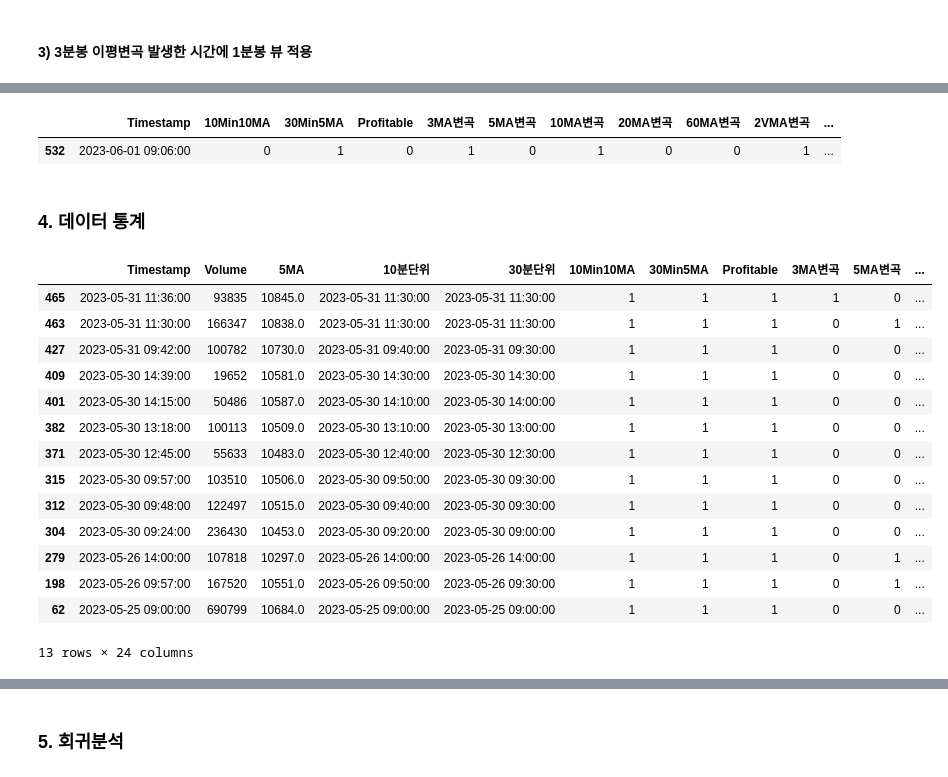
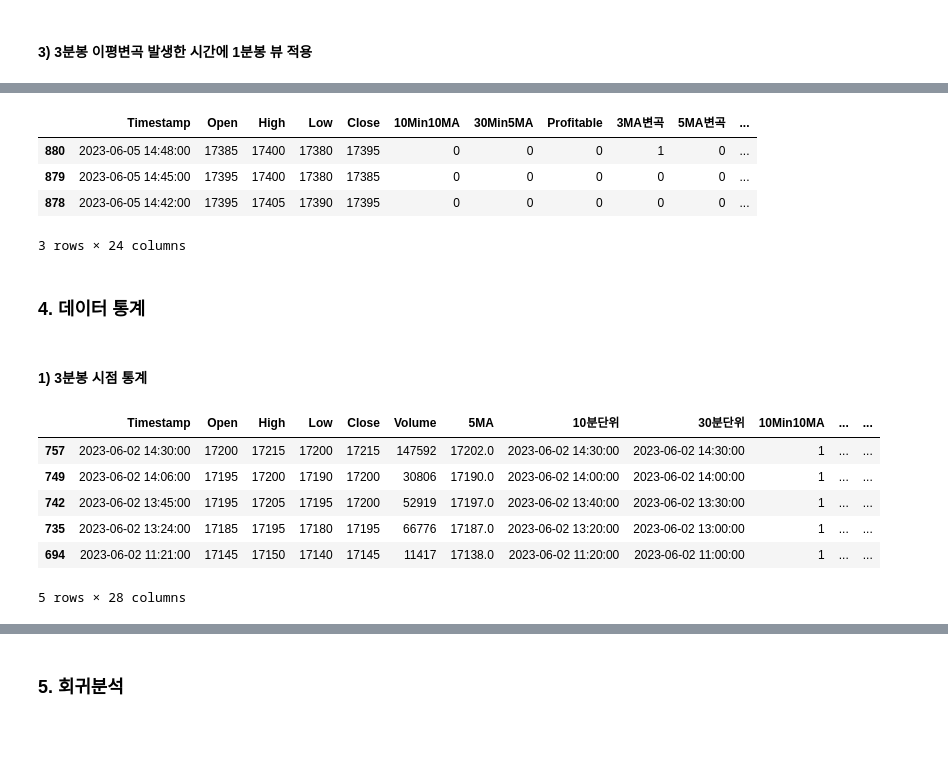
Before and after one commit to dongzooo/Quant-with-py, a Jupyter notebook: 캔들데이터 분석/3분봉5이평_변곡_통계분석.ipynb, the cells around one changed output, grey strips where cells are left out. Drawn from its saved outputs; the diff is of its cells as text; code cells hidden in the pictures; blank space fills up the shorter version.

```diff
--- a/캔들데이터 분석/3분봉5이평_변곡_통계분석.ipynb
+++ b/캔들데이터 분석/3분봉5이평_변곡_통계분석.ipynb
@@ -402,4 +99,0 @@ for i, df in zip(range(4),resultDict):
-# %%
-# resultList = [kodexLeverage,kodex200Inverse2x,kodex150Leverage,kodex150Inverse]
-for i in range(4):
-  print(resultDict[i])
@@ -424,27 +99,0 @@ for i in range(4):
-# %%
-#14시50분 이후 데이터는 날리는 작업은 이평성 생성후 한다
-target_time = pd.to_datetime("14:50:00", format="%H:%M:%S").strftime('%H:%M:%S')
-
-df1Min = pd.read_csv("/content/ytd1MinData3.csv")
-df1Min = df1Min.drop(df1Min.columns[0], axis=1)
-df1Min.columns = ['Timestamp', 'Open', 'High', 'Low', 'Close','Volume']
-df1Min['Timestamp'] = pd.to_datetime(df1Min['Timestamp'], format="%y-%m-%d %H:%M:%S")
-df1Min = df1Min.drop_duplicates().sort_values('Timestamp').reset_index(drop=True)
-
-df3Min = pd.read_csv("/content/ytd3MinData3.csv")
-df3Min = df3Min.drop(df3Min.columns[0], axis=1)
-df3Min.columns = ['Timestamp', 'Open', 'High', 'Low', 'Close','Volume']
-df3Min['Timestamp'] = pd.to_datetime(df3Min['Timestamp'], format="%y-%m-%d %H:%M:%S")
-df3Min = df3Min.drop_duplicates().sort_values('Timestamp').reset_index(drop=True)
-
-df10Min = pd.read_csv("/content/ytd10MinData3.csv")
-df10Min = df10Min.drop(df10Min.columns[0], axis=1)
-df10Min.columns = ['Timestamp', 'Open', 'High', 'Low', 'Close','Volume']
-df10Min['Timestamp'] = pd.to_datetime(df10Min['Timestamp'], format="%y-%m-%d %H:%M:%S")
-df10Min = df10Min.drop_duplicates().sort_values('Timestamp').reset_index(drop=True)
-
-df30Min = pd.read_csv("/content/ytd30MinData3.csv")
-df30Min = df30Min.drop(df30Min.columns[0], axis=1)
-df30Min.columns = ['Timestamp', 'Open', 'High', 'Low', 'Close','Volume']
-df30Min['Timestamp'] = pd.to_datetime(df30Min['Timestamp'], format="%y-%m-%d %H:%M:%S")
-df30Min = df30Min.drop_duplicates().sort_values('Timestamp').reset_index(drop=True)
@@ -541,6 +163,11 @@ df1Min['5MA'] = df1Min['Close'].rolling(window=5).mean()
 df1Min['10MA'] = df1Min['Close'].rolling(window=10).mean()
 df1Min['20MA'] = df1Min['Close'].rolling(window=20).mean()
 df1Min['60MA'] = df1Min['Close'].rolling(window=60).mean()
+
+#1분봉 이동평균선 계산
+df1Min['5&10이격'] = ((df1Min['5MA'] - df1Min['10MA']) / df1Min['10MA']) * 100
+df1Min['전봉5&10이격'] = df1Min['5&10이격'].shift(1)
+df1Min['전봉5&10이격'].fillna(0, inplace=True)
 
 #우상향여부
 df1Min['3MA우상향'] = df1Min['3MA'].pct_change()
@@ -567,4 +194,3 @@ df1Min['VolumeChange'] = df1Min['Volume'].pct_change()
 
 #데이터프레임 datetime으로 변경
 df1Min['Timestamp'] = pd.to_datetime(df1Min['Timestamp'], format="%y-%m-%d %H:%M:%S")
-df1Min.head()
@@ -928,7 +445,7 @@ df3Min_Infection['60MA우상향'] = 0
 df3Min_Infection.loc[df3Min_Infection['Timestamp'].isin(df1Min.loc[df1Min['60MA우상향'] > 0, 'Timestamp']), '60MA우상향'] = 1
 
 # #불필요한 데이터 삭제
-df3Min_Infection.drop(labels=['Open','High','Low','Close'],axis=1,inplace=True)
+# df3Min_Infection.drop(labels=['Open','High','Low','Close'],axis=1,inplace=True)
 
 #결측치 제거
 df3Min_Infection.fillna(0, inplace=True)
@@ -937,30 +454,27 @@ df3Min_Infection.fillna(0, inplace=True)
 df3Min_Infection = df3Min_Infection.sort_values(by='Timestamp', ascending=False)
 df3Min_Infection[df3Min_Infection['Timestamp']=="2023-06-01 09:06:00"]
 new_df = df3Min_Infection.drop(['10분단위', '30분단위',"Volume","5MA"], axis=1)
-new_df[new_df['Timestamp']=="2023-06-01 09:06:00"]
+new_df[new_df['Timestamp']>="2023-06-01 09:06:00"].head(3)
 # %% [output]
-|  | Timestamp | 10Min10MA | 30Min5MA | Profitable | 3MA변곡 | 5MA변곡 | 10MA변곡 | 20MA변곡 | 60MA변곡 | 2VMA변곡 | ... |
-| 532 | 2023-06-01 09:06:00 | 0 | 1 | 0 | 1 | 0 | 1 | 0 | 0 | 1 | ... |
+|  | Timestamp | Open | High | Low | Close | 10Min10MA | 30Min5MA | Profitable | 3MA변곡 | 5MA변곡 | ... |
+| 880 | 2023-06-05 14:48:00 | 17385 | 17400 | 17380 | 17395 | 0 | 0 | 0 | 1 | 0 | ... |
+| 879 | 2023-06-05 14:45:00 | 17395 | 17400 | 17380 | 17385 | 0 | 0 | 0 | 0 | 0 | ... |
+| 878 | 2023-06-05 14:42:00 | 17395 | 17405 | 17390 | 17395 | 0 | 0 | 0 | 0 | 0 | ... |
+3 rows × 24 columns
 # %% [markdown]
 ### 4. 데이터 통계
+# %% [markdown]
+#### 1) 3분봉 시점 통계
 # %%
-df3Min_Infection[df3Min_Infection['Profitable'] == 1]
+df3Min_Infection[df3Min_Infection['Profitable'] == 1].head()
 # %% [output]
-|  | Timestamp | Volume | 5MA | 10분단위 | 30분단위 | 10Min10MA | 30Min5MA | Profitable | 3MA변곡 | 5MA변곡 | ... |
-| 465 | 2023-05-31 11:36:00 | 93835 | 10845.0 | 2023-05-31 11:30:00 | 2023-05-31 11:30:00 | 1 | 1 | 1 | 1 | 0 | ... |
-| 463 | 2023-05-31 11:30:00 | 166347 | 10838.0 | 2023-05-31 11:30:00 | 2023-05-31 11:30:00 | 1 | 1 | 1 | 0 | 1 | ... |
-| 427 | 2023-05-31 09:42:00 | 100782 | 10730.0 | 2023-05-31 09:40:00 | 2023-05-31 09:30:00 | 1 | 1 | 1 | 0 | 0 | ... |
-| 409 | 2023-05-30 14:39:00 | 19652 | 10581.0 | 2023-05-30 14:30:00 | 2023-05-30 14:30:00 | 1 | 1 | 1 | 0 | 0 | ... |
-| 401 | 2023-05-30 14:15:00 | 50486 | 10587.0 | 2023-05-30 14:10:00 | 2023-05-30 14:00:00 | 1 | 1 | 1 | 0 | 0 | ... |
-| 382 | 2023-05-30 13:18:00 | 100113 | 10509.0 | 2023-05-30 13:10:00 | 2023-05-30 13:00:00 | 1 | 1 | 1 | 0 | 0 | ... |
-| 371 | 2023-05-30 12:45:00 | 55633 | 10483.0 | 2023-05-30 12:40:00 | 2023-05-30 12:30:00 | 1 | 1 | 1 | 0 | 0 | ... |
-| 315 | 2023-05-30 09:57:00 | 103510 | 10506.0 | 2023-05-30 09:50:00 | 2023-05-30 09:30:00 | 1 | 1 | 1 | 0 | 0 | ... |
-| 312 | 2023-05-30 09:48:00 | 122497 | 10515.0 | 2023-05-30 09:40:00 | 2023-05-30 09:30:00 | 1 | 1 | 1 | 0 | 0 | ... |
-| 304 | 2023-05-30 09:24:00 | 236430 | 10453.0 | 2023-05-30 09:20:00 | 2023-05-30 09:00:00 | 1 | 1 | 1 | 0 | 0 | ... |
-| 279 | 2023-05-26 14:00:00 | 107818 | 10297.0 | 2023-05-26 14:00:00 | 2023-05-26 14:00:00 | 1 | 1 | 1 | 0 | 1 | ... |
-| 198 | 2023-05-26 09:57:00 | 167520 | 10551.0 | 2023-05-26 09:50:00 | 2023-05-26 09:30:00 | 1 | 1 | 1 | 0 | 1 | ... |
-| 62 | 2023-05-25 09:00:00 | 690799 | 10684.0 | 2023-05-25 09:00:00 | 2023-05-25 09:00:00 | 1 | 1 | 1 | 0 | 0 | ... |
+|  | Timestamp | Open | High | Low | Close | Volume | 5MA | 10분단위 | 30분단위 | 10Min10MA | ... | ... |
+| 757 | 2023-06-02 14:30:00 | 17200 | 17215 | 17200 | 17215 | 147592 | 17202.0 | 2023-06-02 14:30:00 | 2023-06-02 14:30:00 | 1 | ... | ... |
+| 749 | 2023-06-02 14:06:00 | 17195 | 17200 | 17190 | 17200 | 30806 | 17190.0 | 2023-06-02 14:00:00 | 2023-06-02 14:00:00 | 1 | ... | ... |
+| 742 | 2023-06-02 13:45:00 | 17195 | 17205 | 17195 | 17200 | 52919 | 17197.0 | 2023-06-02 13:40:00 | 2023-06-02 13:30:00 | 1 | ... | ... |
+| 735 | 2023-06-02 13:24:00 | 17185 | 17195 | 17180 | 17195 | 66776 | 17187.0 | 2023-06-02 13:20:00 | 2023-06-02 13:00:00 | 1 | ... | ... |
+| 694 | 2023-06-02 11:21:00 | 17145 | 17150 | 17140 | 17145 | 11417 | 17138.0 | 2023-06-02 11:20:00 | 2023-06-02 11:00:00 | 1 | ... | ... |
-13 rows × 24 columns
+5 rows × 28 columns
 # %%
 # df3Min_Infection.columns
 # 필요한 컬럼 선택
```
Also changed, not shown: parts of 36 cells of this notebook.
